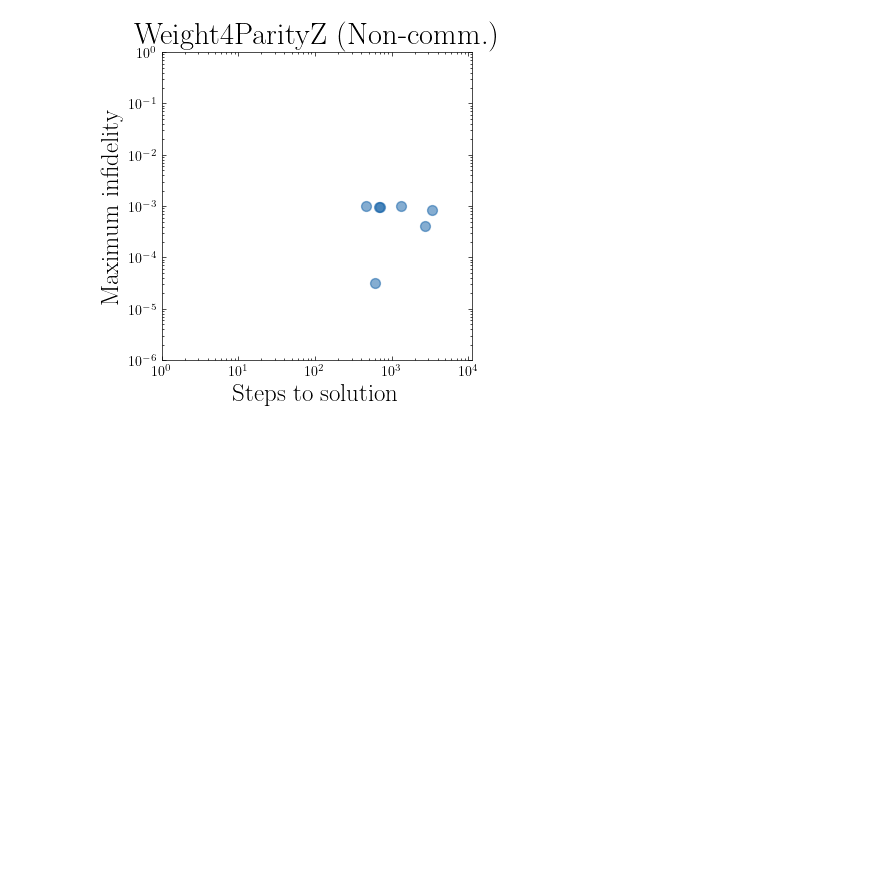
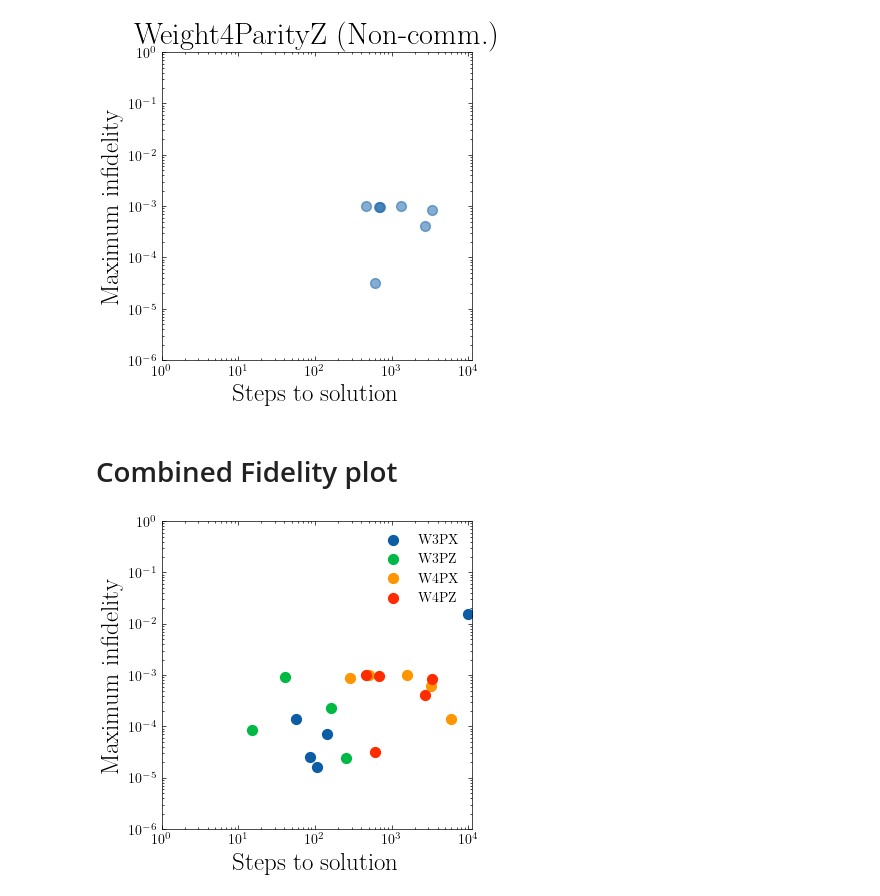
Before and after one commit to dyylan/geodesic_design, a Jupyter notebook: plots.ipynb, the cells around one changed output. Drawn from its saved outputs; the diff is of its cells as text; code cells hidden in the pictures; blank space fills up the shorter version.

```diff
--- a/plots.ipynb
+++ b/plots.ipynb
@@ -605,8 +673,8 @@ config.commute = commute
 
 seeds = [n*256 for n in range(1, ntrials+1, 1)]
 
-max_fidelity_gnd, num_steps_gnd = get_data_fidelity(config, seeds)
-loaded_data[f"{gate}_{ntrials}_{commute}_{max_steps}_fid"] = (max_fidelity_gnd, num_steps_gnd)
+num_steps_gnd, max_fidelity_gnd = get_data_fidelity(config, seeds)
+loaded_data[f"{gate}_{ntrials}_{commute}_{max_steps}_fid"] = (num_steps_gnd, max_fidelity_gnd)
 # %% [output]
 Data integrity: for seed: 2560
 GND: 8/10
@@ -641,8 +709,8 @@ config.commute = commute
 
 seeds = [n*256 for n in range(1, ntrials+1, 1)]
 
-max_fidelity_gnd, num_steps_gnd = get_data_fidelity(config, seeds)
-loaded_data[f"{gate}_{ntrials}_{commute}_{max_steps}_fid"] = (max_fidelity_gnd, num_steps_gnd)
+num_steps_gnd, max_fidelity_gnd = get_data_fidelity(config, seeds)
+loaded_data[f"{gate}_{ntrials}_{commute}_{max_steps}_fid"] = (num_steps_gnd, max_fidelity_gnd)
 # %% [output]
 Data integrity: for seed: 2560
 GND: 5/10
@@ -675,8 +743,8 @@ config.commute = commute
 
 seeds = [n*256 for n in range(1, ntrials+1, 1)]
 
-max_fidelity_gnd, num_steps_gnd = get_data_fidelity(config, seeds)
-loaded_data[f"{gate}_{ntrials}_{commute}_{max_steps}_fid"] = (max_fidelity_gnd, num_steps_gnd)
+num_steps_gnd, max_fidelity_gnd = get_data_fidelity(config, seeds)
+loaded_data[f"{gate}_{ntrials}_{commute}_{max_steps}_fid"] = (num_steps_gnd, max_fidelity_gnd)
 # %% [output]
 Data integrity: for seed: 2560
 GND: 7/10
@@ -686,8 +754,33 @@ ntrials = 10
 commute = False
 max_steps = 10000
 
-max_fidelity_gnd, num_steps_gnd = loaded_data[f"{gate}_{ntrials}_{commute}_{max_steps}_fid"]
+num_steps_gnd, max_fidelity_gnd = loaded_data[f"{gate}_{ntrials}_{commute}_{max_steps}_fid"]
 name = f"plots/{gate}_gate_fidelity_max_steps_{max_steps}_commutes_{commute}"
-plot_fidelity(max_fidelity_gnd, num_steps_gnd, name, f"Weight4ParityZ ({'Comm.' if commute else 'Non-comm.'})")
+plot_fidelity(num_steps_gnd, max_fidelity_gnd, name, f"Weight4ParityZ ({'Comm.' if commute else 'Non-comm.'})")
 # %% [output]
 [figure]
+# %% [markdown]
+# Combined Fidelity plot
+# %%
+ntrials = 10
+commute = False
+max_steps = 10000
+gate_list = ['w3px','w3pz','w4px','w4pz']
+
+fig, axs = plt.subplots(1,1)
+fig.set_size_inches(4,4)
+
+for gate in gate_list:
+    num_steps_gnd, max_fidelity_gnd = loaded_data[f"{gate}_{ntrials}_{commute}_{max_steps}_fid"]
+    axs.scatter(num_steps_gnd[:5], 1 -  np.abs(max_fidelity_gnd)[:5], s=50, label=f"{gate.upper()}")
+axs.set_xlabel(f"Steps to solution", fontsize=fontsize_label)
+axs.set_ylabel(f"Maximum infidelity", fontsize=fontsize_label)
+axs.set_yscale('log')
+axs.set_xscale('log')
+axs.set_xlim(1, 10**4+1000)
+axs.set_ylim(1e-6, 1.)
+plt.legend()
+plt.savefig(f"./plots/weighted_parity_combined_commute_{commute}.pdf", bbox_inches='tight')
+plt.show()
+# %% [output]
+[figure, added]
```
Also changed, not shown: parts of 27 cells of this notebook, 23 other files.
